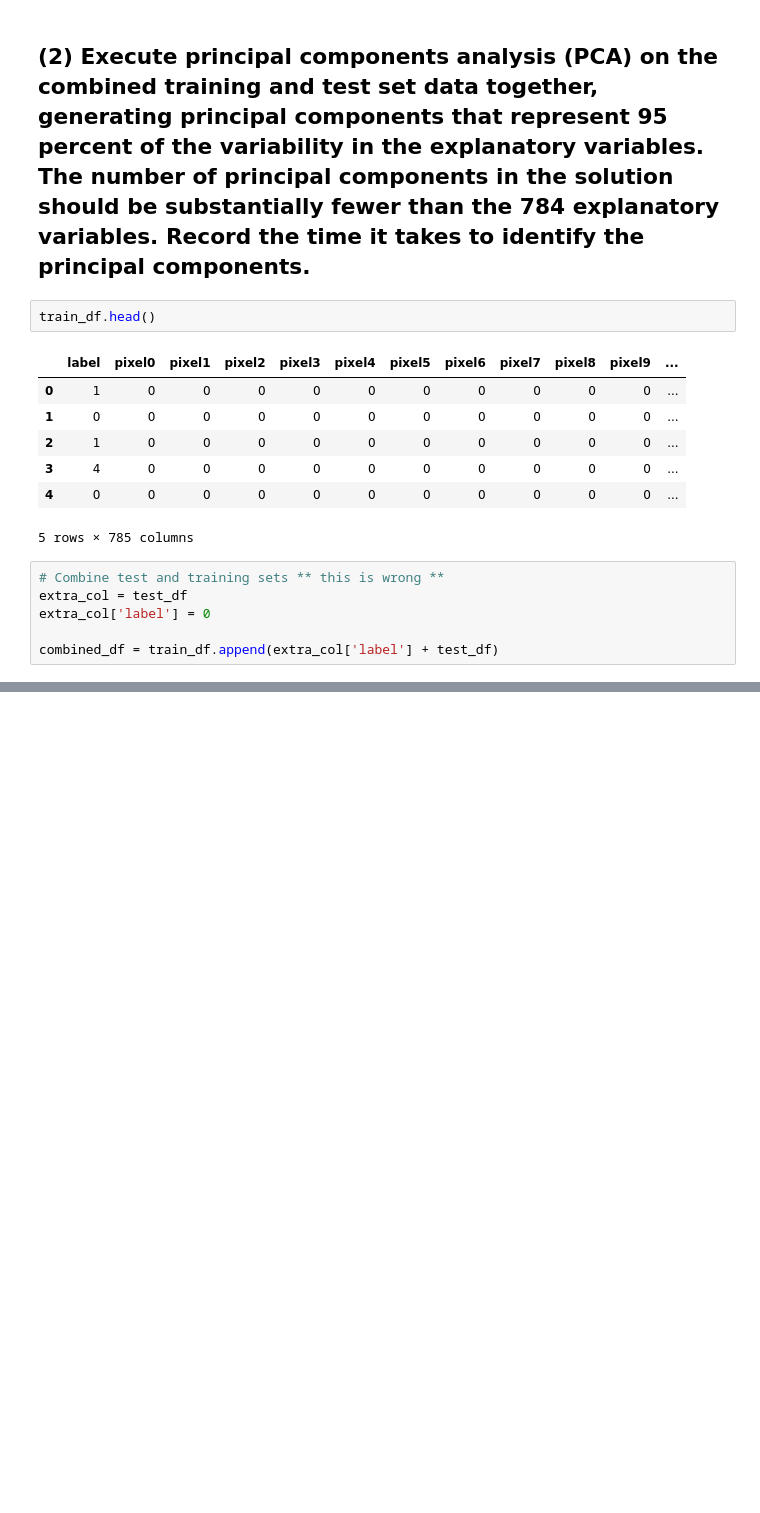
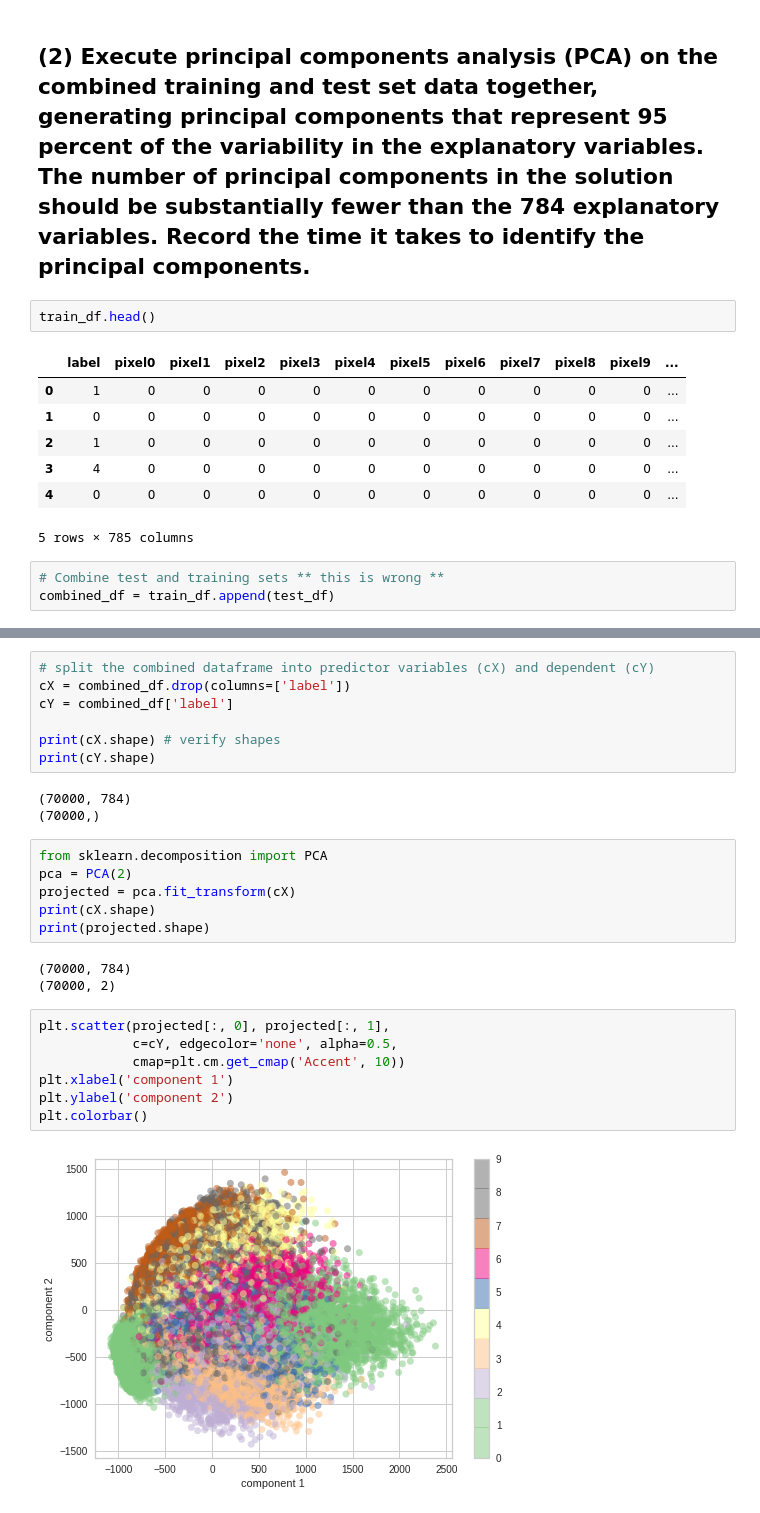
Before and after one commit to bstrain71/422_MNIST, a Jupyter notebook: Strain_Assignment_5.ipynb, the cells around one changed output, grey strips where cells are left out. Saved outputs shown, nothing was run; the diff lists cells and outputs as text; blank space fills up the shorter version.

```diff
--- a/Strain_Assignment_5.ipynb
+++ b/Strain_Assignment_5.ipynb
@@ -88,7 +90,4 @@ train_df.head()
 5 rows × 785 columns
 # %%
 # Combine test and training sets ** this is wrong **
-extra_col = test_df
-extra_col['label'] = 0
-
-combined_df = train_df.append(extra_col['label'] + test_df)
+combined_df = train_df.append(test_df)
@@ -102,0 +116,28 @@ visualizer.poof()
+# %%
+# split the combined dataframe into predictor variables (cX) and dependent (cY)
+cX = combined_df.drop(columns=['label'])
+cY = combined_df['label']
+
+print(cX.shape) # verify shapes
+print(cY.shape)
+# %% [output]
+(70000, 784)
+(70000,)
+# %%
+from sklearn.decomposition import PCA
+pca = PCA(2)
+projected = pca.fit_transform(cX)
+print(cX.shape)
+print(projected.shape)
+# %% [output]
+(70000, 784)
+(70000, 2)
+# %%
+plt.scatter(projected[:, 0], projected[:, 1],
+            c=cY, edgecolor='none', alpha=0.5,
+            cmap=plt.cm.get_cmap('Accent', 10))
+plt.xlabel('component 1')
+plt.ylabel('component 2')
+plt.colorbar()
+# %% [output]
+[figure, added]
```
Also changed, not shown: parts of 10 cells of this notebook.
